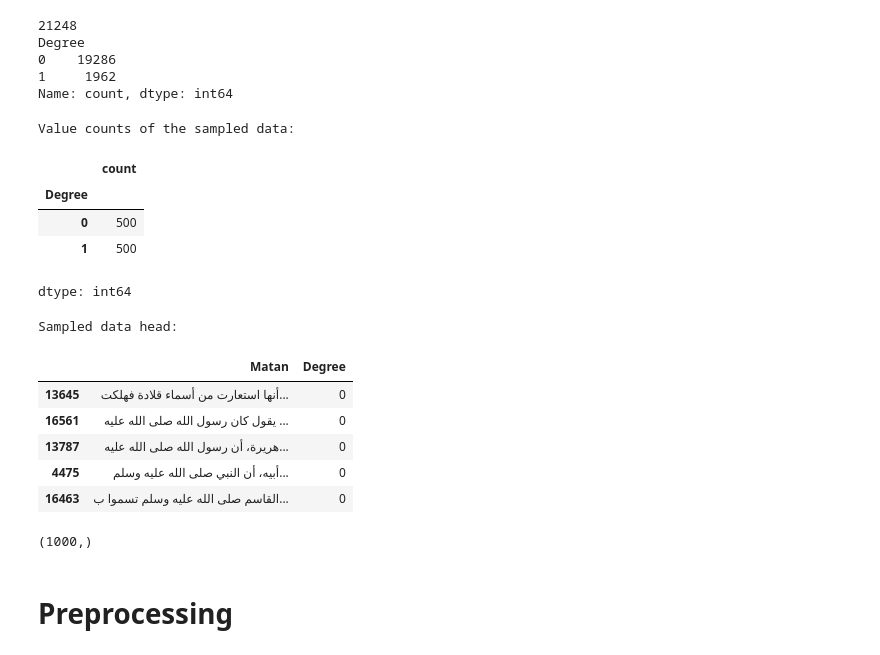
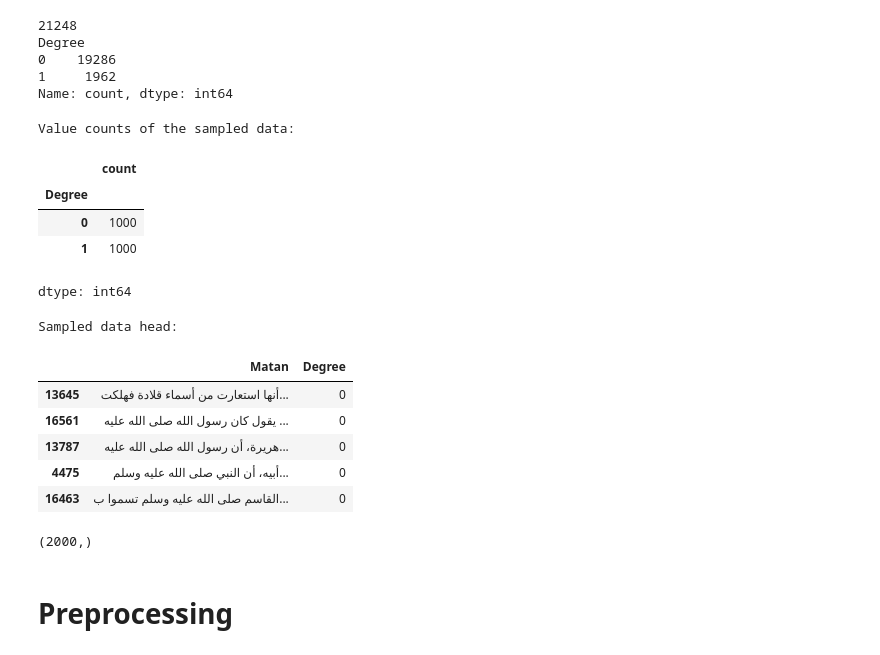
Before and after one commit to MuhammadHelmyOmar/Hadith, a Jupyter notebook: Features_Importance.ipynb, the cells around one changed output. Saved outputs shown, nothing was run; the diff lists cells and outputs as text; code cells hidden in the pictures.

```diff
--- a/Features_Importance.ipynb
+++ b/Features_Importance.ipynb
@@ -36,29 +42,29 @@ Name: count, dtype: int64
 # %%
 # Filter data for each degree
 data_degree_0 = data[data['Degree'] == 0]
 data_degree_1 = data[data['Degree'] == 1]
 
 # Sample 200 rows from each degree (if available)
 # Use .sample(n, random_state) for reproducible sampling
-sampled_degree_0 = data_degree_0.sample(n=min(500, len(data_degree_0)), random_state=42)
-sampled_degree_1 = data_degree_1.sample(n=min(500, len(data_degree_1)), random_state=42)
+sampled_degree_0 = data_degree_0.sample(n=min(1000, len(data_degree_0)), random_state=42)
+sampled_degree_1 = data_degree_1.sample(n=min(1000, len(data_degree_1)), random_state=42)
 
 # Concatenate the sampled dataframes
 sampled_data = pd.concat([sampled_degree_0, sampled_degree_1])
 
 # Display the value counts to verify the sampling
 print("Value counts of the sampled data:")
 display(sampled_data['Degree'].value_counts())
 
 # Display the head of the sampled data
 print("\nSampled data head:")
 display(sampled_data.head())
 # %% [output]
 Value counts of the sampled data:
 |  | count |
 | Degree |  |
-| 0 | 500 |
-| 1 | 500 |
+| 0 | 1000 |
+| 1 | 1000 |
 dtype: int64
 Sampled data head:
 |  | Matan | Degree |
@@ -71,7 +77,7 @@ Sampled data head:
 labels = sampled_data['Degree'].values
 labels.shape
 # %% [output]
-(1000,)
+(2000,)
 # %% [markdown]
 # Preprocessing
 # %%
```
Also changed, not shown: parts of 11 cells of this notebook.
